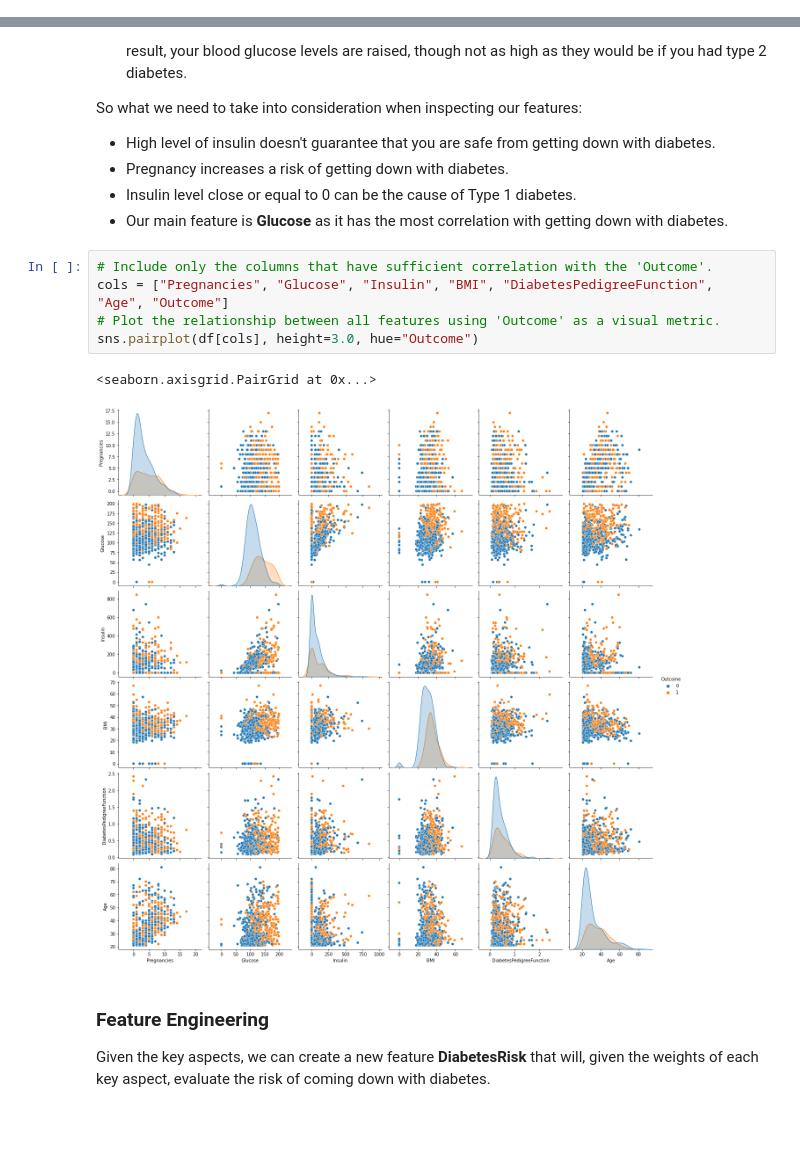
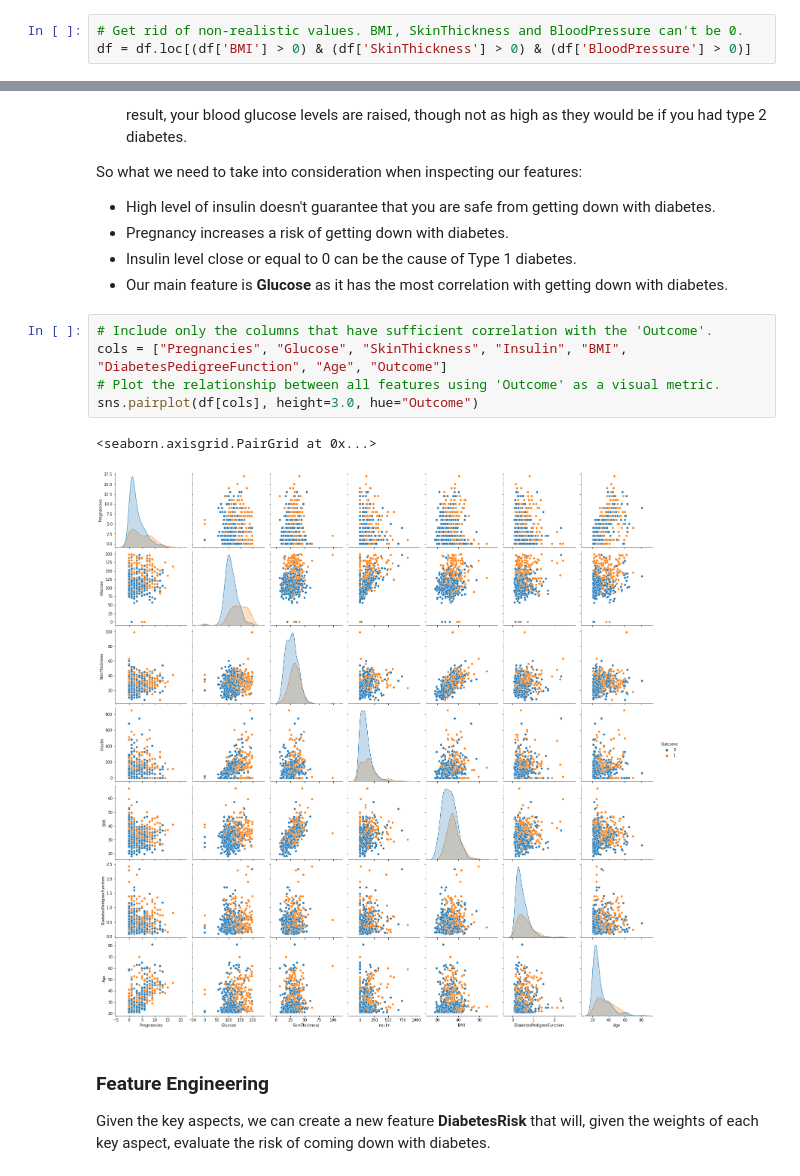
Before and after one commit to denysgerasymuk799/UCU_AI_Course_Project, a Jupyter notebook: 01_Process_Data_and_EDA.ipynb, the cells around one changed output, grey strips where cells are left out. Saved outputs shown, nothing was run; the diff lists cells and outputs as text; blank space fills up the shorter version.

```diff
--- a/01_Process_Data_and_EDA.ipynb
+++ b/01_Process_Data_and_EDA.ipynb
@@ -33,6 +39,9 @@ df
 | 766 | 1 | 126 | 60 | 0 | 0 | 30.1 | 0.349 | 47 | ... |
 | 767 | 1 | 93 | 70 | 31 | 0 | 30.4 | 0.315 | 23 | ... |
 768 rows × 9 columns
+# %%
+# Get rid of non-realistic values. BMI, SkinThickness and BloodPressure can't be 0.
+df = df.loc[(df['BMI'] > 0) & (df['SkinThickness'] > 0) & (df['BloodPressure'] > 0)]
 # %%
 # Correlation matrix
 corrmat = df.corr()
@@ -86,12 +132,12 @@ So what we need to take into consideration when inspecting our features:
 - Our main feature is **Glucose** as it has the most correlation with getting down with diabetes.
 # %%
 # Include only the columns that have sufficient correlation with the 'Outcome'.
-cols = ["Pregnancies", "Glucose", "Insulin", "BMI", "DiabetesPedigreeFunction", "Age", "Outcome"]
+cols = ["Pregnancies", "Glucose", "SkinThickness", "Insulin", "BMI", "DiabetesPedigreeFunction", "Age", "Outcome"]
 # Plot the relationship between all features using 'Outcome' as a visual metric.
 sns.pairplot(df[cols], height=3.0, hue="Outcome")
 # %% [output]
 <seaborn.axisgrid.PairGrid at 0x...>
-[figure, old version]
+[figure, new version]
 # %% [markdown]
 ### Feature Engineering
 Given the key aspects, we can create a new feature **DiabetesRisk** that will, given the weights of each key aspect, evaluate the risk of coming down with diabetes.
```
Also changed, not shown: parts of 17 cells of this notebook, 3 other files.
